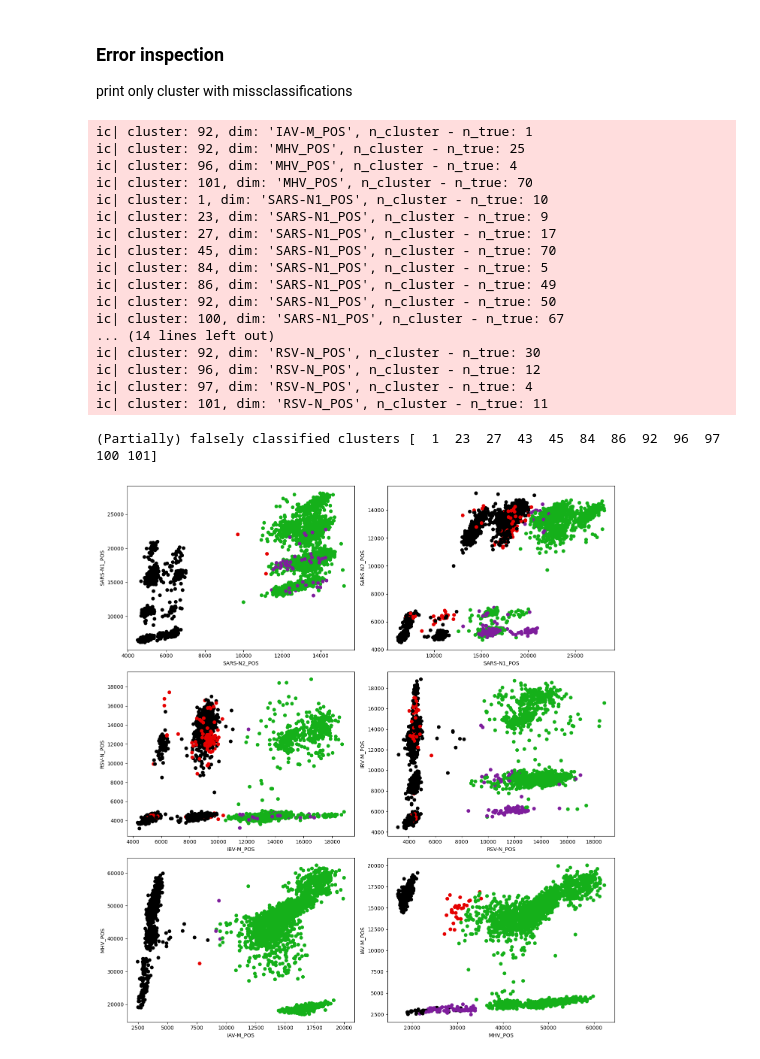
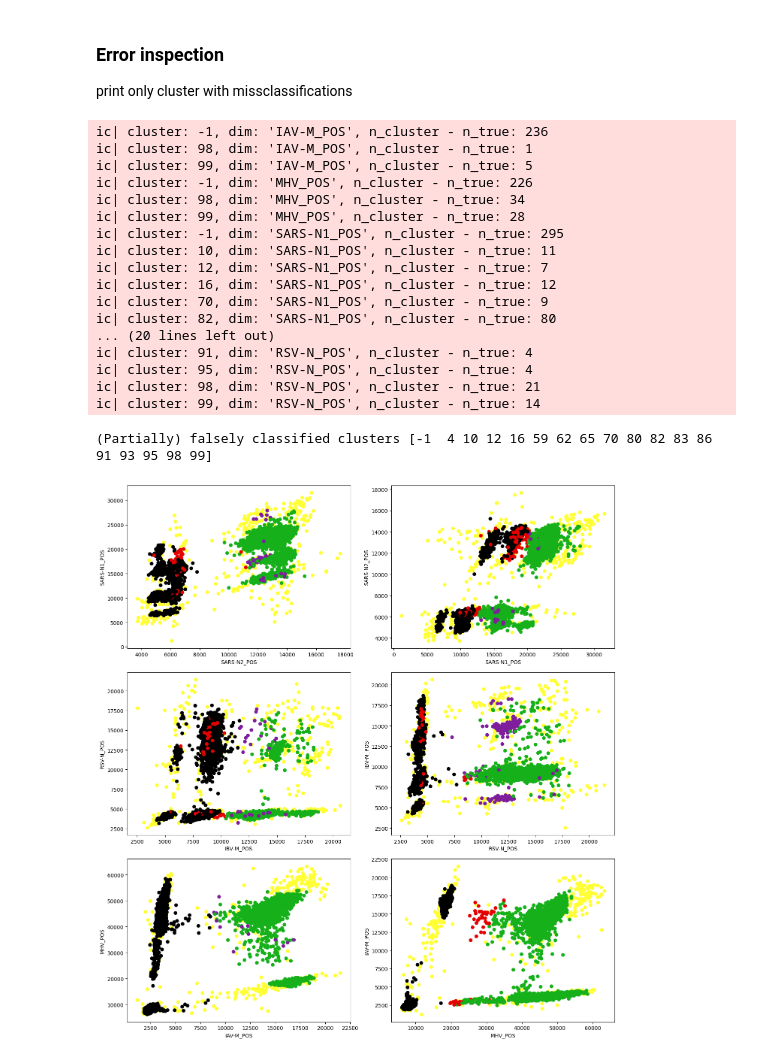
Before and after one commit to ncograf/pcr-classification, a Jupyter notebook: code/hierarchy/cluster_hierarchy_mean_classifier_dillution.ipynb, the cells around one changed output. Drawn from its saved outputs; the diff is of its cells as text; code cells hidden in the pictures.

```diff
--- a/code/hierarchy/cluster_hierarchy_mean_classifier_dillution.ipynb
+++ b/code/hierarchy/cluster_hierarchy_mean_classifier_dillution.ipynb
@@ -139,37 +139,35 @@ F1 (2 * (precision * recall) / (precision + recall)): 0.9973568989142836
 print only cluster with missclassifications
 # %%
 diseases = ["IAV-M_POS", "MHV_POS", "SARS-N1_POS", "SARS-N2_POS", "IBV-M_POS", "RSV-N_POS"]
-false_clusters = validation_lib.get_false_clusters(cluster_mask=decision.cluster_no_neg_masks,
+false_clusters = validation_lib.get_false_clusters(clusters=decision.cluster_dict,
                                   df_true_labels=df_ground_trouth,
                                   df_predictions=df_predictions,
                                   disease=diseases,
-                                  mask=decision.X_no_neg_mask,
                                   threshold=0.99)
 df_false_data, df_false_predictions, df_false_ground_truth = validation_lib.get_false_cluster_for_plotting(df_data_points=df_data_points,
                                                                                                            df_predictions=df_predictions,
                                                                                                            df_ground_truth=df_ground_trouth,
-                                                                                                           cluster_masks=decision.cluster_no_neg_masks,
-                                                                                                           false_clusters=false_clusters,
-                                                                                                           all_mask=decision.X_no_neg_mask)
+                                                                                                           clusters=decision.cluster_dict,
+                                                                                                           false_clusters=false_clusters)
 print(f"(Partially) falsely classified clusters {false_clusters}")
 plot_lib.plot_pairwise_selection(data_points=df_false_data, selected_pairs=selected_pairs, predictions=df_false_predictions, ground_trouth=df_false_ground_truth)
 # %% [output]
-ic| cluster: 92, dim: 'IAV-M_POS', n_cluster - n_true: 1
-ic| cluster: 92, dim: 'MHV_POS', n_cluster - n_true: 25
-ic| cluster: 96, dim: 'MHV_POS', n_cluster - n_true: 4
-ic| cluster: 101, dim: 'MHV_POS', n_cluster - n_true: 70
-ic| cluster: 1, dim: 'SARS-N1_POS', n_cluster - n_true: 10
-ic| cluster: 23, dim: 'SARS-N1_POS', n_cluster - n_true: 9
-ic| cluster: 27, dim: 'SARS-N1_POS', n_cluster - n_true: 17
-ic| cluster: 45, dim: 'SARS-N1_POS', n_cluster - n_true: 70
-ic| cluster: 84, dim: 'SARS-N1_POS', n_cluster - n_true: 5
-ic| cluster: 86, dim: 'SARS-N1_POS', n_cluster - n_true: 49
-ic| cluster: 92, dim: 'SARS-N1_POS', n_cluster - n_true: 50
-ic| cluster: 100, dim: 'SARS-N1_POS', n_cluster - n_true: 67
-... (14 lines left out)
-ic| cluster: 92, dim: 'RSV-N_POS', n_cluster - n_true: 30
-ic| cluster: 96, dim: 'RSV-N_POS', n_cluster - n_true: 12
-ic| cluster: 97, dim: 'RSV-N_POS', n_cluster - n_true: 4
-ic| cluster: 101, dim: 'RSV-N_POS', n_cluster - n_true: 11
+ic| cluster: -1, dim: 'IAV-M_POS', n_cluster - n_true: 236
+ic| cluster: 98, dim: 'IAV-M_POS', n_cluster - n_true: 1
+ic| cluster: 99, dim: 'IAV-M_POS', n_cluster - n_true: 5
+ic| cluster: -1, dim: 'MHV_POS', n_cluster - n_true: 226
+ic| cluster: 98, dim: 'MHV_POS', n_cluster - n_true: 34
+ic| cluster: 99, dim: 'MHV_POS', n_cluster - n_true: 28
+ic| cluster: -1, dim: 'SARS-N1_POS', n_cluster - n_true: 295
+ic| cluster: 10, dim: 'SARS-N1_POS', n_cluster - n_true: 11
+ic| cluster: 12, dim: 'SARS-N1_POS', n_cluster - n_true: 7
+ic| cluster: 16, dim: 'SARS-N1_POS', n_cluster - n_true: 12
+ic| cluster: 70, dim: 'SARS-N1_POS', n_cluster - n_true: 9
+ic| cluster: 82, dim: 'SARS-N1_POS', n_cluster - n_true: 80
+... (20 lines left out)
+ic| cluster: 91, dim: 'RSV-N_POS', n_cluster - n_true: 4
+ic| cluster: 95, dim: 'RSV-N_POS', n_cluster - n_true: 4
+ic| cluster: 98, dim: 'RSV-N_POS', n_cluster - n_true: 21
+ic| cluster: 99, dim: 'RSV-N_POS', n_cluster - n_true: 14
-(Partially) falsely classified clusters [  1  23  27  43  45  84  86  92  96  97 100 101]
+(Partially) falsely classified clusters [-1  4 10 12 16 59 62 65 70 80 82 83 86 91 93 95 98 99]
-[figure, old version]
+[figure, new version]
```
Also changed, not shown: parts of 1 cell of this notebook, 4 other files.
